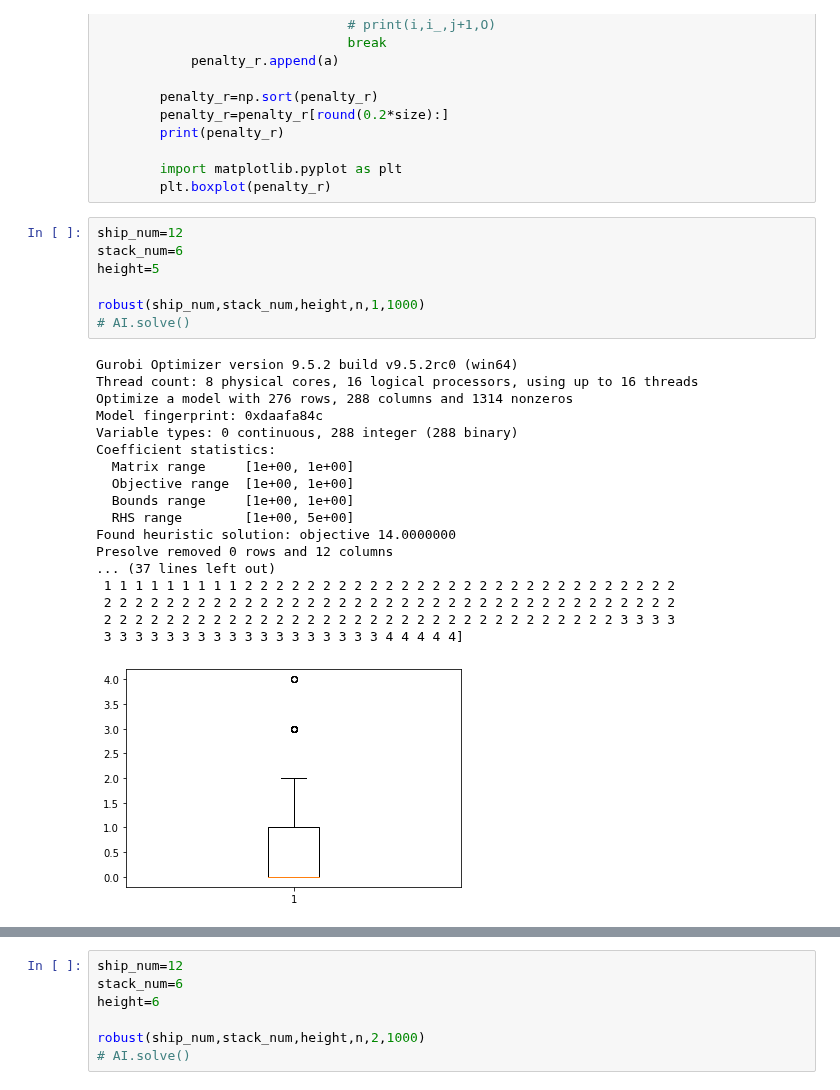
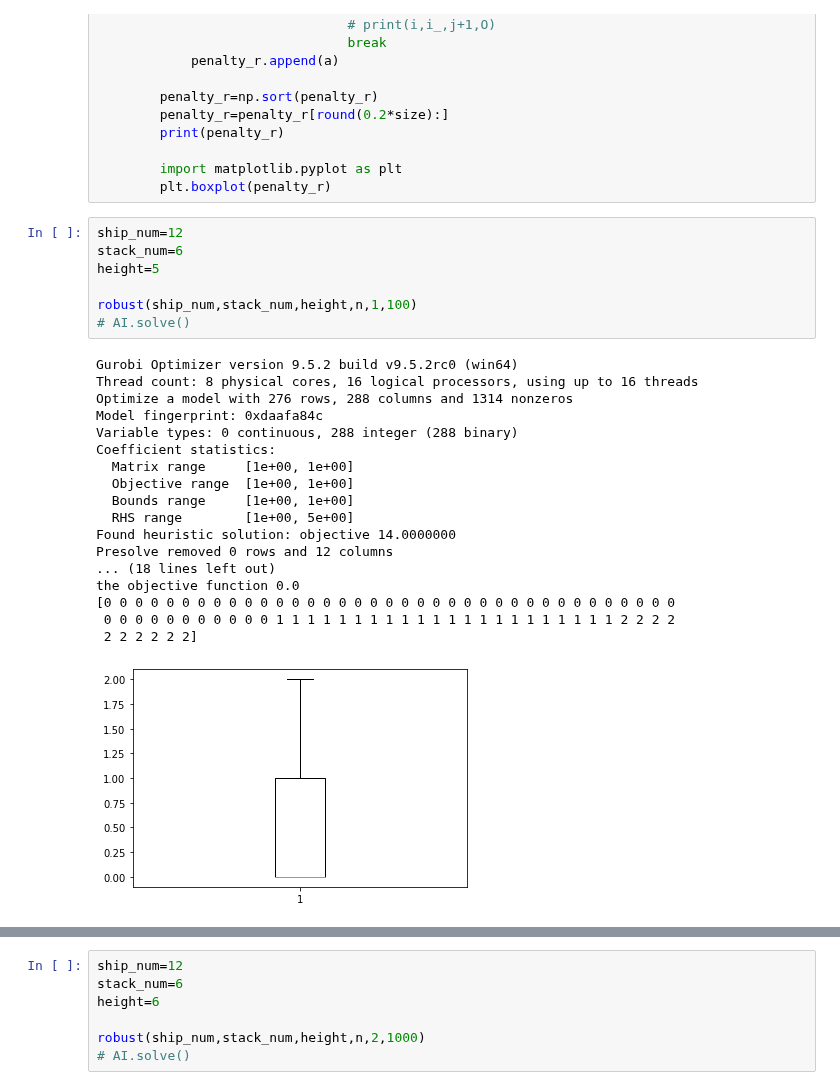
Before and after one commit to ikumadaiki/CPMP, a Jupyter notebook: compare.ipynb, the cells around one changed output, grey strips where cells are left out. Drawn from its saved outputs; the diff is of its cells as text.

```diff
--- a/compare.ipynb
+++ b/compare.ipynb
@@ -343,29 +345,29 @@ def robust(ship_num,stack_num,height,n,Gamma,size):
 # %%
 ship_num=12
 stack_num=6
 height=5
 
-robust(ship_num,stack_num,height,n,1,1000)
+robust(ship_num,stack_num,height,n,1,100)
 # AI.solve()
 # %% [output]
 Gurobi Optimizer version 9.5.2 build v9.5.2rc0 (win64)
 Thread count: 8 physical cores, 16 logical processors, using up to 16 threads
 Optimize a model with 276 rows, 288 columns and 1314 nonzeros
 Model fingerprint: 0xdaafa84c
 Variable types: 0 continuous, 288 integer (288 binary)
 Coefficient statistics:
   Matrix range     [1e+00, 1e+00]
   Objective range  [1e+00, 1e+00]
   Bounds range     [1e+00, 1e+00]
   RHS range        [1e+00, 5e+00]
 Found heuristic solution: objective 14.0000000
 Presolve removed 0 rows and 12 columns
-... (37 lines left out)
- 1 1 1 1 1 1 1 1 1 2 2 2 2 2 2 2 2 2 2 2 2 2 2 2 2 2 2 2 2 2 2 2 2 2 2 2 2
- 2 2 2 2 2 2 2 2 2 2 2 2 2 2 2 2 2 2 2 2 2 2 2 2 2 2 2 2 2 2 2 2 2 2 2 2 2
- 2 2 2 2 2 2 2 2 2 2 2 2 2 2 2 2 2 2 2 2 2 2 2 2 2 2 2 2 2 2 2 2 2 3 3 3 3
- 3 3 3 3 3 3 3 3 3 3 3 3 3 3 3 3 3 3 4 4 4 4 4]
+... (18 lines left out)
+the objective function 0.0
+[0 0 0 0 0 0 0 0 0 0 0 0 0 0 0 0 0 0 0 0 0 0 0 0 0 0 0 0 0 0 0 0 0 0 0 0 0
+ 0 0 0 0 0 0 0 0 0 0 0 1 1 1 1 1 1 1 1 1 1 1 1 1 1 1 1 1 1 1 1 1 1 2 2 2 2
+ 2 2 2 2 2 2]
-[figure, old version]
+[figure, new version]
 # %%
 import matplotlib.pyplot as plt
 data=(penalty,penalty_r)
```
Also changed, not shown: parts of 2 cells of this notebook, 1 other file.
